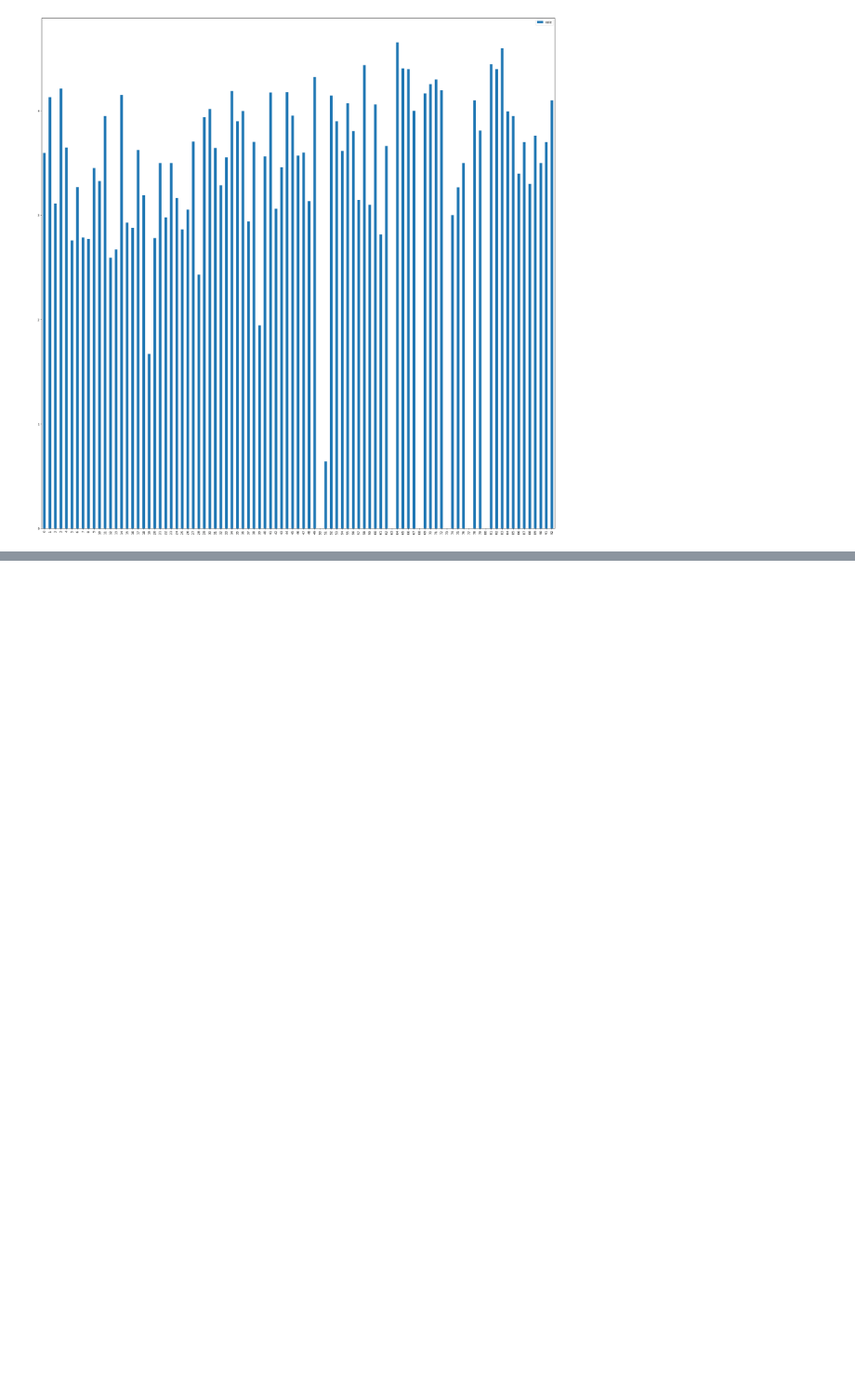
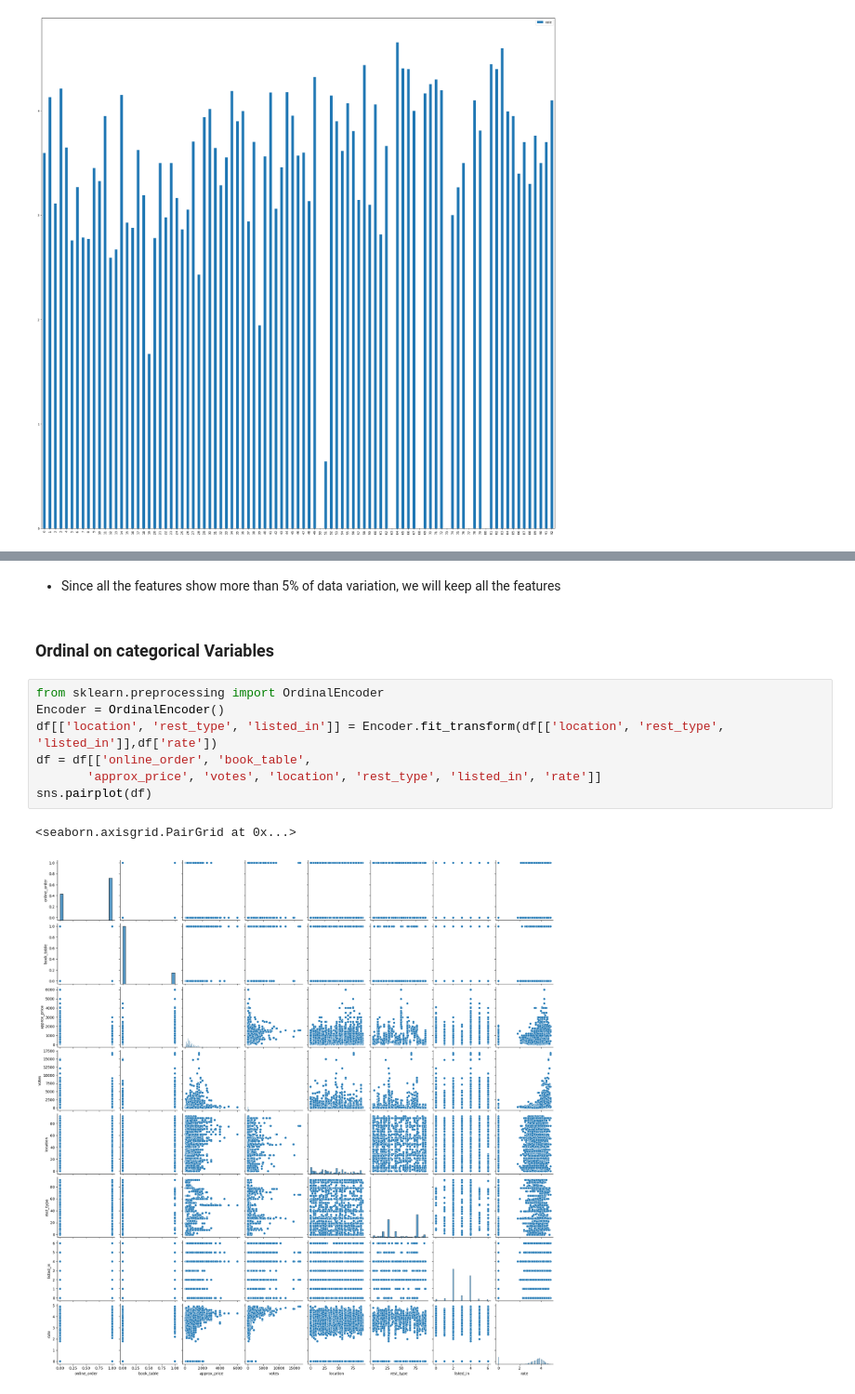
Before and after one commit to sahrudaysherla/Zomato-Rating-Prediction, a Jupyter notebook: Notebooks/EDA.ipynb, the cells around one changed output, grey strips where cells are left out. Shown at 93% size. Saved outputs shown, nothing was run; the diff lists cells and outputs as text; blank space fills up the shorter version.

```diff
--- a/Notebooks/EDA.ipynb
+++ b/Notebooks/EDA.ipynb
@@ -260,0 +276,14 @@ new_rating_listed_in.corr(method='pearson')
+# %% [markdown]
+- Since all the features show more than 5% of data variation, we will keep all the features
+# %% [markdown]
+### Ordinal on categorical Variables
+# %%
+from sklearn.preprocessing import OrdinalEncoder
+Encoder = OrdinalEncoder()
+df[['location', 'rest_type', 'listed_in']] = Encoder.fit_transform(df[['location', 'rest_type', 'listed_in']],df['rate'])
+df = df[['online_order', 'book_table',
+       'approx_price', 'votes', 'location', 'rest_type', 'listed_in', 'rate']]
+sns.pairplot(df)
+# %% [output]
+<seaborn.axisgrid.PairGrid at 0x...>
+[figure, added]
```
Also changed, not shown: parts of 7 cells of this notebook.
